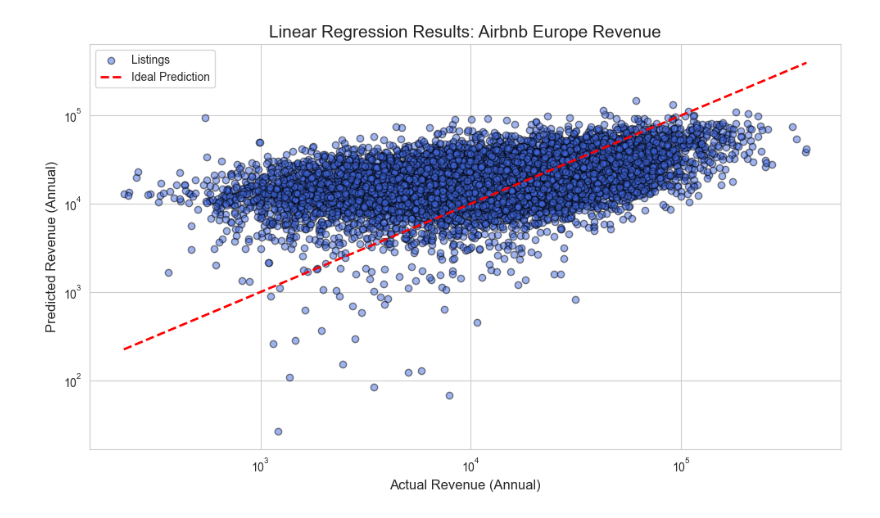
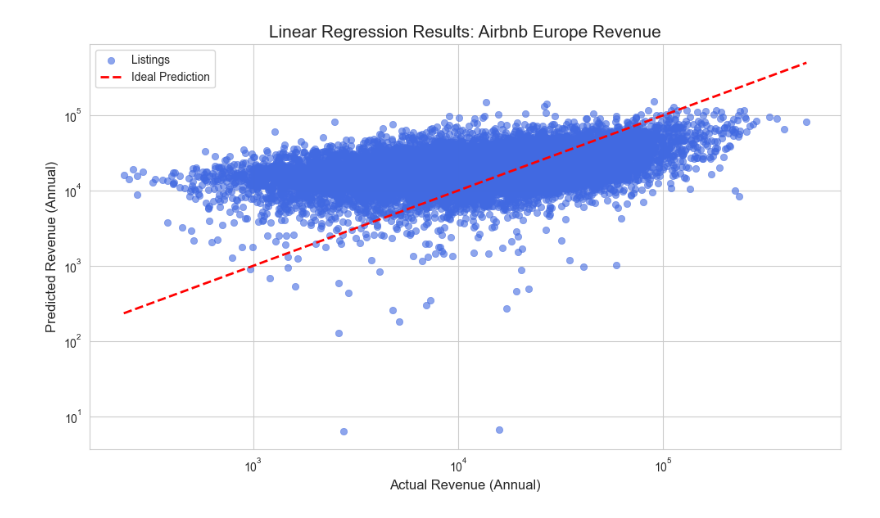
Before and after one commit to HenriquePRebolho/AirbnbDataMining, a Jupyter notebook: method_development/linear_regression.ipynb, the cells around one changed output. Cells and saved outputs as stored; diff of their text form; code cells hidden in the pictures.

```diff
--- a/method_development/linear_regression.ipynb
+++ b/method_development/linear_regression.ipynb
@@ -35,33 +90,39 @@ R2 Score: 0.2392
 # %%
+# %%
+# Cell 2: plotting actual vs predicted with safe log handling
 import matplotlib.pyplot as plt
 import seaborn as sns
 
-# 1. Generate predictions with the trained model
+# Generate predictions and align with test index
 y_pred = model.predict(X_test)
+y_test_series = y_test if isinstance(y_test, pd.Series) else pd.Series(y_test, index=X_test.index)
+y_pred_series = pd.Series(y_pred, index=y_test_series.index)
 
-# 2. Configure the style for presentation
+# Keep only positive pairs for log scaling
+mask = (y_test_series > 0) & (y_pred_series > 0)
+if mask.sum() == 0:
+    print('No positive Actual/Predicted pairs for log scale; plotting without log scale')
+    xs_plot = y_test_series
+    ys_plot = y_pred_series
+    use_log = False
+else:
+    xs_plot = y_test_series[mask]
+    ys_plot = y_pred_series[mask]
+    use_log = True
+
 plt.figure(figsize=(10, 6))
-sns.set_style("whitegrid")
-
-# 3. Create the scatter plot (Actual vs Predicted)
-plt.scatter(y_test, y_pred, alpha=0.5, color='royalblue', edgecolors='k', label='Listings')
-
-# 4. Draw the reference line (Perfect Prediction)
-# Use the range of actual revenue values
-line_range = [y_test.min(), y_test.max()]
-plt.plot(line_range, line_range, color='red', linestyle='--', linewidth=2, label='Ideal Prediction')
-
-# 5. Log scale (crucial for Airbnb revenue)
-plt.xscale('log')
-plt.yscale('log')
-
-# 6. Labels and title
-plt.title("Linear Regression Results: Airbnb Europe Revenue", fontsize=15)
-plt.xlabel("Actual Revenue (Annual)", fontsize=12)
-plt.ylabel("Predicted Revenue (Annual)", fontsize=12)
+sns.set_style('whitegrid')
+plt.scatter(xs_plot, ys_plot, alpha=0.6, color='royalblue', linewidths=0.5, marker='o', label='Listings')
+line_min, line_max = xs_plot.min(), xs_plot.max()
+plt.plot([line_min, line_max], [line_min, line_max], color='red', linestyle='--', linewidth=2, label='Ideal Prediction')
+if use_log:
+    plt.xscale('log')
+    plt.yscale('log')
+plt.title('Linear Regression Results: Airbnb Europe Revenue', fontsize=15)
+plt.xlabel('Actual Revenue (Annual)', fontsize=12)
+plt.ylabel('Predicted Revenue (Annual)', fontsize=12)
 plt.legend()
-
 plt.tight_layout()
 plt.show()
 # %% [output]
-[figure, old version]
+[figure, new version]
```
Also changed, not shown: parts of 3 cells of this notebook, 1 other file.
